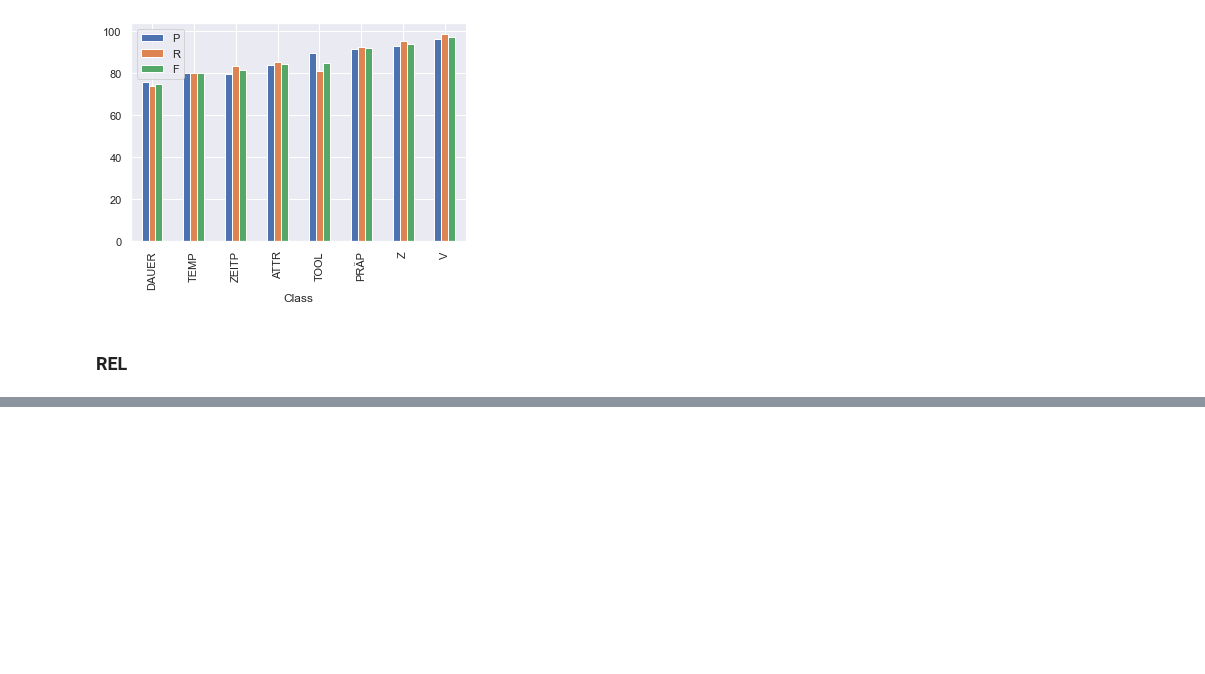
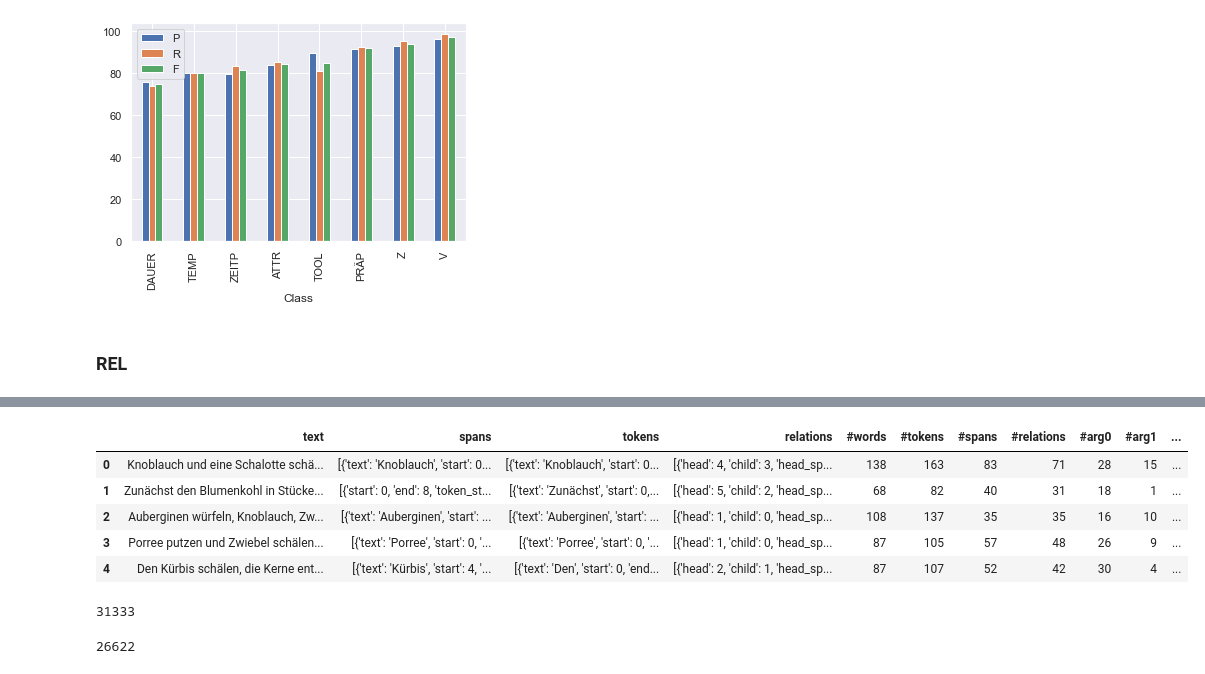
Before and after one commit to CorneliusSchramm/ReciParse_Scripts, a Jupyter notebook: 06_annotated_data_analysis/data_analysis_leo.ipynb, the cells around one changed output, grey strips where cells are left out. Saved outputs shown, nothing was run; the diff lists cells and outputs as text; code cells hidden in the pictures; blank space fills up the shorter version.

```diff
--- a/06_annotated_data_analysis/data_analysis_leo.ipynb
+++ b/06_annotated_data_analysis/data_analysis_leo.ipynb
@@ -280,0 +284,8 @@ scores.sort_values(by="F").plot.bar()
+# %%
+with open(input_path, "r", encoding="utf8") as json_file:
+    annotated_recipes = [json.loads(line) for line in json_file]
+# %%
+df_j = pd.DataFrame(annotated_recipes)
+print(df_j.shape)
+df_j = df_j[df_j["answer"] == "accept"]
+print(df_j.shape)
@@ -280,0 +323,29 @@ scores.sort_values(by="F").plot.bar()
+# %%
+df_j["#Z"] = df_j["spans"].apply(lambda x: [x[i]["label"] for i in range(len(x))].count("Z"))
+df_j["#V"] = df_j["spans"].apply(lambda x: [x[i]["label"] for i in range(len(x))].count("V"))
+df_j["#T"] = df_j["spans"].apply(lambda x: [x[i]["label"] for i in range(len(x))].count("TOOL"))
+df_j["#ZP"] = df_j["spans"].apply(lambda x: [x[i]["label"] for i in range(len(x))].count("ZEITP"))
+df_j["#D"] = df_j["spans"].apply(lambda x: [x[i]["label"] for i in range(len(x))].count("DAUER"))
+df_j["#A"] = df_j["spans"].apply(lambda x: [x[i]["label"] for i in range(len(x))].count("ATTR"))
+df_j["#TP"] = df_j["spans"].apply(lambda x: [x[i]["label"] for i in range(len(x))].count("TEMP"))
+df_j["#P"] = df_j["spans"].apply(lambda x: [x[i]["label"] for i in range(len(x))].count("PRÄP"))
+df_j.head()
+# %% [output]
+|  | text | spans | tokens | relations | #words | #tokens | #spans | #relations | #arg0 | #arg1 | ... |
+| 0 | Knoblauch und eine Schalotte schä... | [{'text': 'Knoblauch', 'start': 0... | [{'text': 'Knoblauch', 'start': 0... | [{'head': 4, 'child': 3, 'head_sp... | 138 | 163 | 83 | 71 | 28 | 15 | ... |
+| 1 | Zunächst den Blumenkohl in Stücke... | [{'start': 0, 'end': 8, 'token_st... | [{'text': 'Zunächst', 'start': 0,... | [{'head': 5, 'child': 2, 'head_sp... | 68 | 82 | 40 | 31 | 18 | 1 | ... |
+| 2 | Auberginen würfeln, Knoblauch, Zw... | [{'text': 'Auberginen', 'start': ... | [{'text': 'Auberginen', 'start': ... | [{'head': 1, 'child': 0, 'head_sp... | 108 | 137 | 35 | 35 | 16 | 10 | ... |
+| 3 | Porree putzen und Zwiebel schälen... | [{'text': 'Porree', 'start': 0, '... | [{'text': 'Porree', 'start': 0, '... | [{'head': 1, 'child': 0, 'head_sp... | 87 | 105 | 57 | 48 | 26 | 9 | ... |
+| 4 | Den Kürbis schälen, die Kerne ent... | [{'text': 'Kürbis', 'start': 4, '... | [{'text': 'Den', 'start': 0, 'end... | [{'head': 2, 'child': 1, 'head_sp... | 87 | 107 | 52 | 42 | 30 | 4 | ... |
+# %%
+# Anzahl gelabelter Entities:
+entities_total = df_j["#spans"].sum()
+print(entities_total)
+# %% [output]
+31333
+# %%
+# Anzahl gelabelter Relations:
+relations_total = df_j["#relations"].sum()
+print(relations_total)
+# %% [output]
+26622
```
Also changed, not shown: parts of 19 cells of this notebook, 1 other file.
